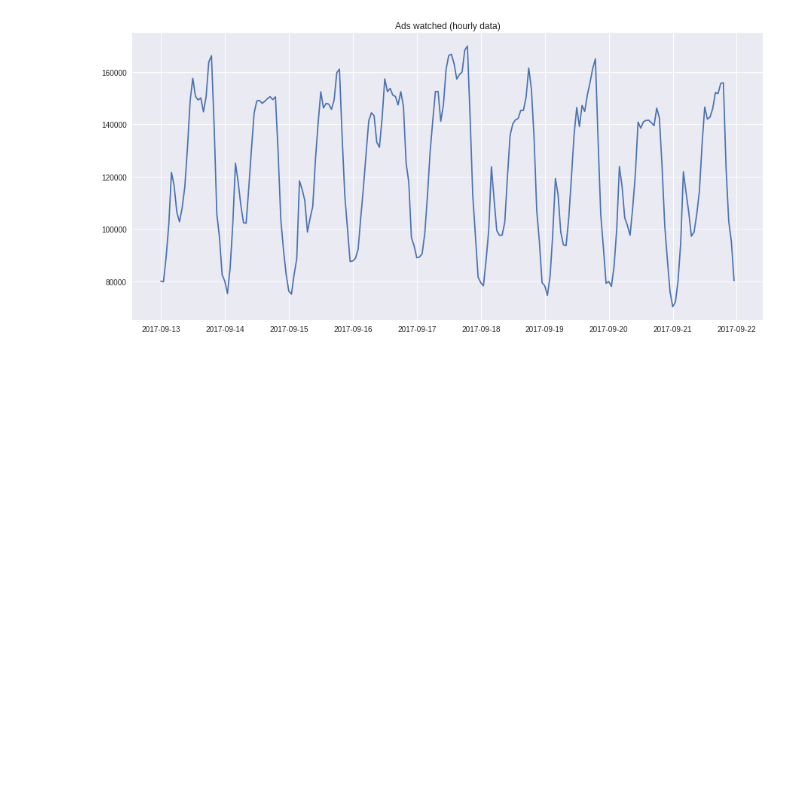
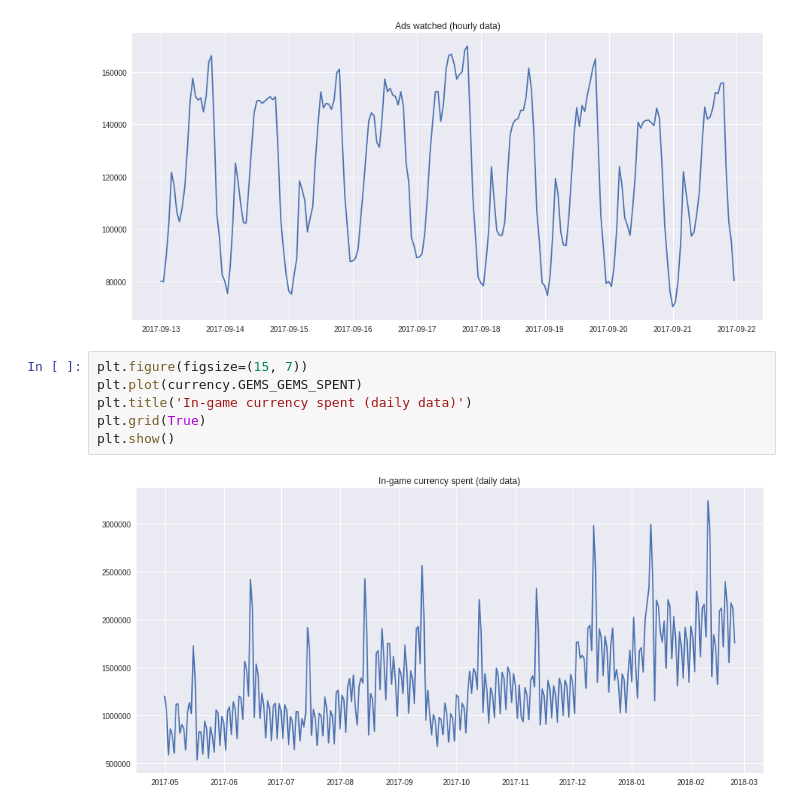
Before and after one commit to ssttv/ml-resources, a Jupyter notebook: time_series.ipynb, the cells around one changed output. Drawn from its saved outputs; the diff is of its cells as text; blank space fills up the shorter version.

```diff
--- a/time_series.ipynb
+++ b/time_series.ipynb
@@ -48,3 +48,11 @@ plt.grid(True)
 plt.show()
 # %% [output]
 [figure]
+# %%
+plt.figure(figsize=(15, 7))
+plt.plot(currency.GEMS_GEMS_SPENT)
+plt.title('In-game currency spent (daily data)')
+plt.grid(True)
+plt.show()
+# %% [output]
+[figure, added]
```
Also changed, not shown: parts of 20 cells of this notebook.
